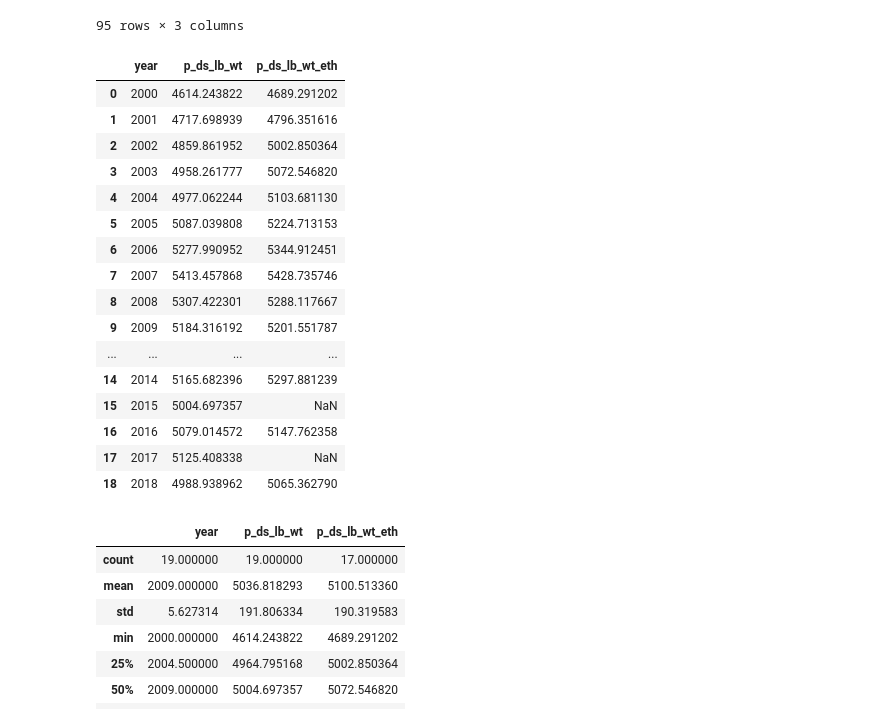
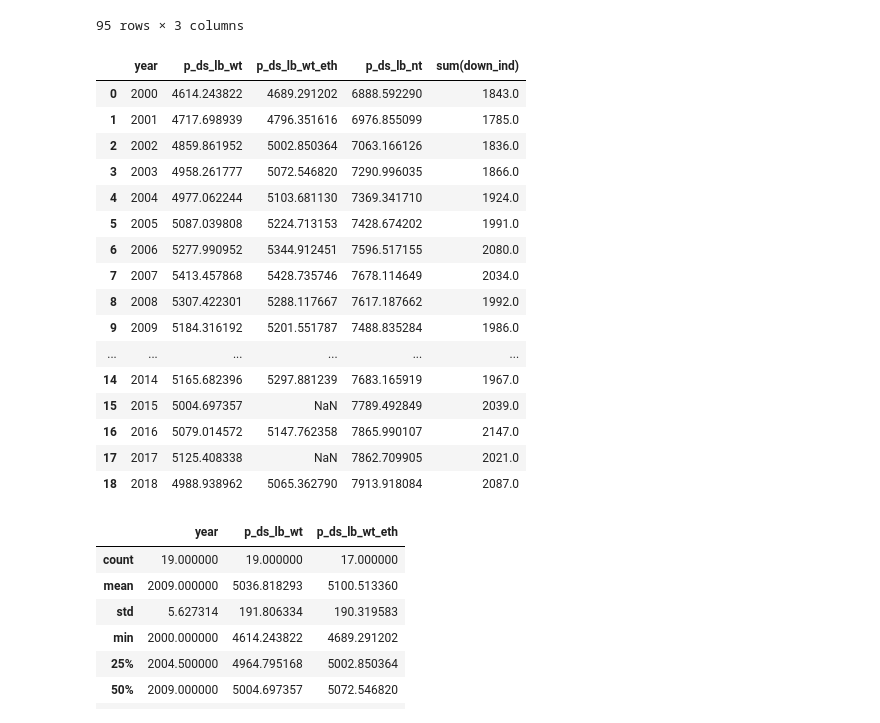
Before and after one commit to frankbuckley/ds-births-populations, a Jupyter notebook: projects/us-birth-certificates/notes-ethnicity-prevelance-est.ipynb, the cells around one changed output. Saved outputs shown, nothing was run; the diff lists cells and outputs as text; code cells hidden in the pictures.

```diff
--- a/projects/us-birth-certificates/notes-ethnicity-prevelance-est.ipynb
+++ b/projects/us-birth-certificates/notes-ethnicity-prevelance-est.ipynb
@@ -68,35 +68,38 @@ con.execute(
 # %%
 year_counts_df = con.execute(
     """
     SELECT
         b.year,
         sum(b.p_ds_lb_wt) as p_ds_lb_wt,
-        sum(e.prevalence / 10000.0) as p_ds_lb_wt_eth
+        sum(e.prevalence / 10000.0) as p_ds_lb_wt_eth,
+        sum(b.p_ds_lb_nt) as p_ds_lb_nt,
+        sum(down_ind)
     FROM us_births b
         JOIN us_births_est_prevalence_ethnicity e
             ON b.year = e.year AND b.mracehisp_c = e.mracehisp_c
     GROUP BY b.year;
     """
 ).df()
+year_counts_df.to_csv(f"./output/us_births_prevalence_estimates_year.csv", index=False)
 year_counts_df
 # %% [output]
-|  | year | p_ds_lb_wt | p_ds_lb_wt_eth |
-| 0 | 2000 | 4614.243822 | 4689.291202 |
-| 1 | 2001 | 4717.698939 | 4796.351616 |
-| 2 | 2002 | 4859.861952 | 5002.850364 |
-| 3 | 2003 | 4958.261777 | 5072.546820 |
-| 4 | 2004 | 4977.062244 | 5103.681130 |
-| 5 | 2005 | 5087.039808 | 5224.713153 |
-| 6 | 2006 | 5277.990952 | 5344.912451 |
-| 7 | 2007 | 5413.457868 | 5428.735746 |
-| 8 | 2008 | 5307.422301 | 5288.117667 |
-| 9 | 2009 | 5184.316192 | 5201.551787 |
-| ... | ... | ... | ... |
-| 14 | 2014 | 5165.682396 | 5297.881239 |
-| 15 | 2015 | 5004.697357 | NaN |
-| 16 | 2016 | 5079.014572 | 5147.762358 |
-| 17 | 2017 | 5125.408338 | NaN |
-| 18 | 2018 | 4988.938962 | 5065.362790 |
+|  | year | p_ds_lb_wt | p_ds_lb_wt_eth | p_ds_lb_nt | sum(down_ind) |
+| 0 | 2000 | 4614.243822 | 4689.291202 | 6888.592290 | 1843.0 |
+| 1 | 2001 | 4717.698939 | 4796.351616 | 6976.855099 | 1785.0 |
+| 2 | 2002 | 4859.861952 | 5002.850364 | 7063.166126 | 1836.0 |
+| 3 | 2003 | 4958.261777 | 5072.546820 | 7290.996035 | 1866.0 |
+| 4 | 2004 | 4977.062244 | 5103.681130 | 7369.341710 | 1924.0 |
+| 5 | 2005 | 5087.039808 | 5224.713153 | 7428.674202 | 1991.0 |
+| 6 | 2006 | 5277.990952 | 5344.912451 | 7596.517155 | 2080.0 |
+| 7 | 2007 | 5413.457868 | 5428.735746 | 7678.114649 | 2034.0 |
+| 8 | 2008 | 5307.422301 | 5288.117667 | 7617.187662 | 1992.0 |
+| 9 | 2009 | 5184.316192 | 5201.551787 | 7488.835284 | 1986.0 |
+| ... | ... | ... | ... | ... | ... |
+| 14 | 2014 | 5165.682396 | 5297.881239 | 7683.165919 | 1967.0 |
+| 15 | 2015 | 5004.697357 | NaN | 7789.492849 | 2039.0 |
+| 16 | 2016 | 5079.014572 | 5147.762358 | 7865.990107 | 2147.0 |
+| 17 | 2017 | 5125.408338 | NaN | 7862.709905 | 2021.0 |
+| 18 | 2018 | 4988.938962 | 5065.362790 | 7913.918084 | 2087.0 |
 # %%
 year_counts_df.describe()
 # %% [output]
```
Also changed, not shown: parts of 1 cell of this notebook.
